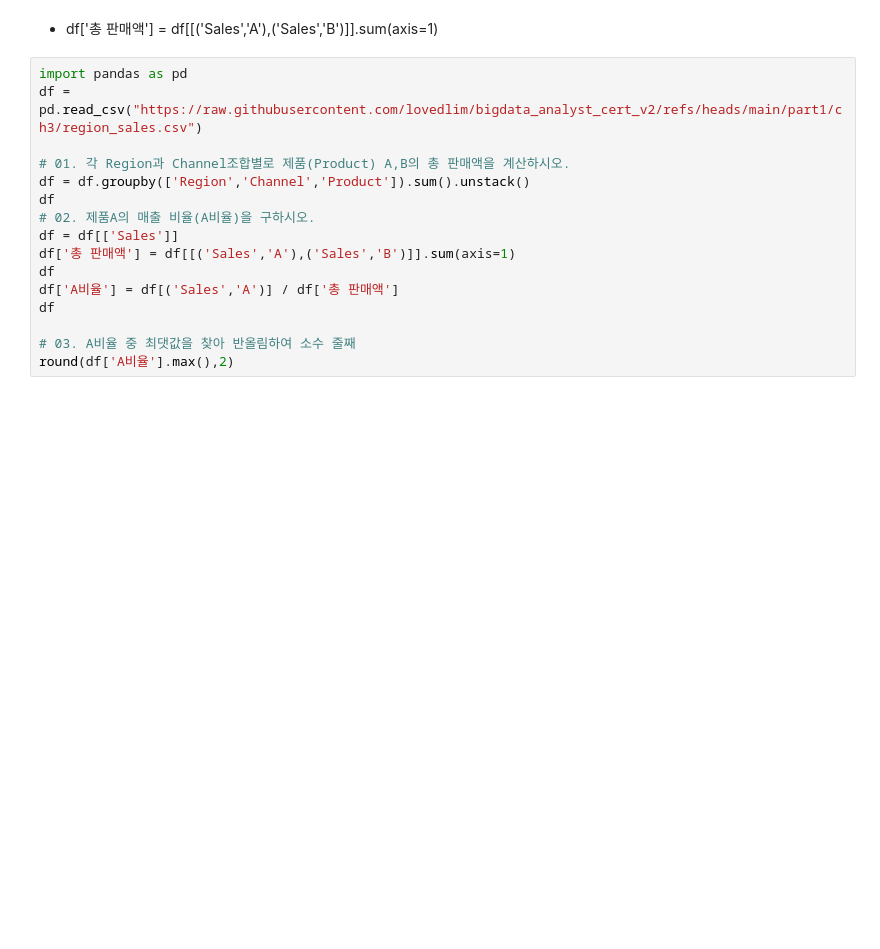
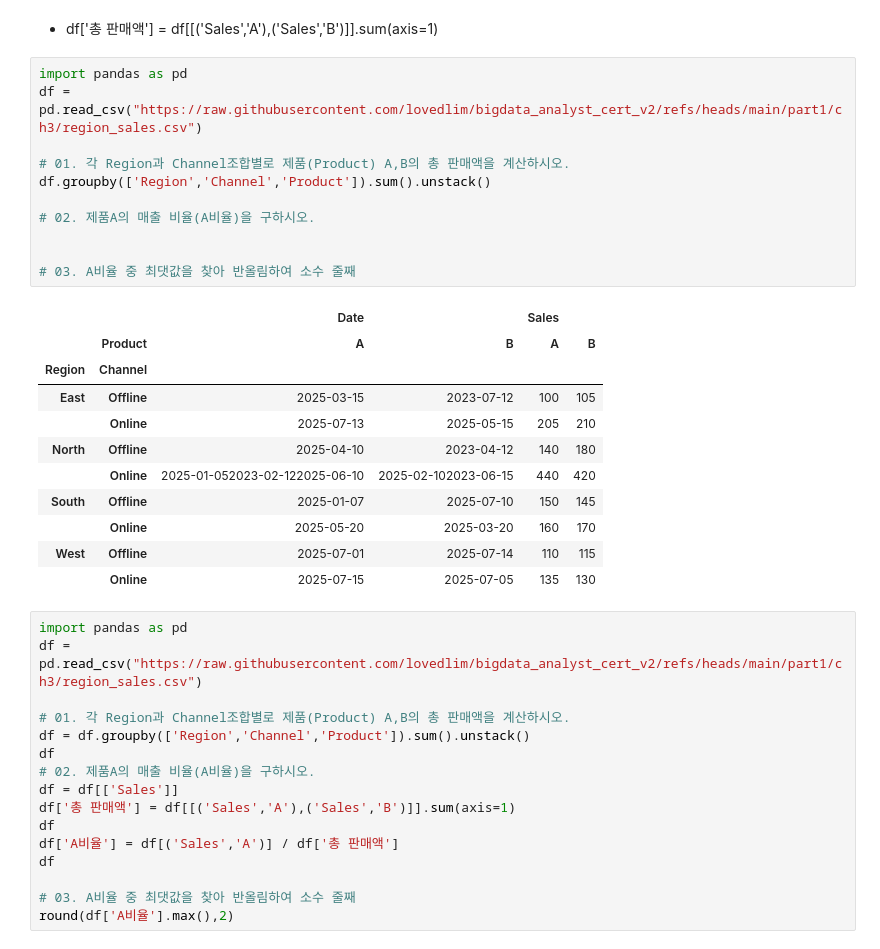
Before and after one commit to jhg01271/bae-v3, a Jupyter notebook: part1/ch3/ch3_ex_type1 복습노트.ipynb, the cells around one changed output. Cells and saved outputs as stored; diff of their text form; blank space fills up the shorter version.

```diff
--- a/part1/ch3/ch3_ex_type1 복습노트.ipynb
+++ b/part1/ch3/ch3_ex_type1 복습노트.ipynb
@@ -1356,6 +1495,29 @@ abs(c1 - c2).max()
 ### Section38.
 # %% [markdown]
 - df['총 판매액'] = df[[('Sales','A'),('Sales','B')]].sum(axis=1)
+# %%
+import pandas as pd
+df = pd.read_csv("https://raw.githubusercontent.com/lovedlim/bigdata_analyst_cert_v2/refs/heads/main/part1/ch3/region_sales.csv")
+
+# 01. 각 Region과 Channel조합별로 제품(Product) A,B의 총 판매액을 계산하시오.
+df.groupby(['Region','Channel','Product']).sum().unstack()
+
+# 02. 제품A의 매출 비율(A비율)을 구하시오.
+
+
+# 03. A비율 중 최댓값을 찾아 반올림하여 소수 줄째
+# %% [output]
+|  |  | Date |  | Sales |  |
+|  | Product | A | B | A | B |
+| Region | Channel |  |  |  |  |
+| East | Offline | 2025-03-15 | 2023-07-12 | 100 | 105 |
+|  | Online | 2025-07-13 | 2025-05-15 | 205 | 210 |
+| North | Offline | 2025-04-10 | 2023-04-12 | 140 | 180 |
+|  | Online | 2025-01-052023-02-122025-06-10 | 2025-02-102023-06-15 | 440 | 420 |
+| South | Offline | 2025-01-07 | 2025-07-10 | 150 | 145 |
+|  | Online | 2025-05-20 | 2025-03-20 | 160 | 170 |
+| West | Offline | 2025-07-01 | 2025-07-14 | 110 | 115 |
+|  | Online | 2025-07-15 | 2025-07-05 | 135 | 130 |
 # %%
 import pandas as pd
 df = pd.read_csv("https://raw.githubusercontent.com/lovedlim/bigdata_analyst_cert_v2/refs/heads/main/part1/ch3/region_sales.csv")
```
Also changed, not shown: parts of 10 cells of this notebook.
